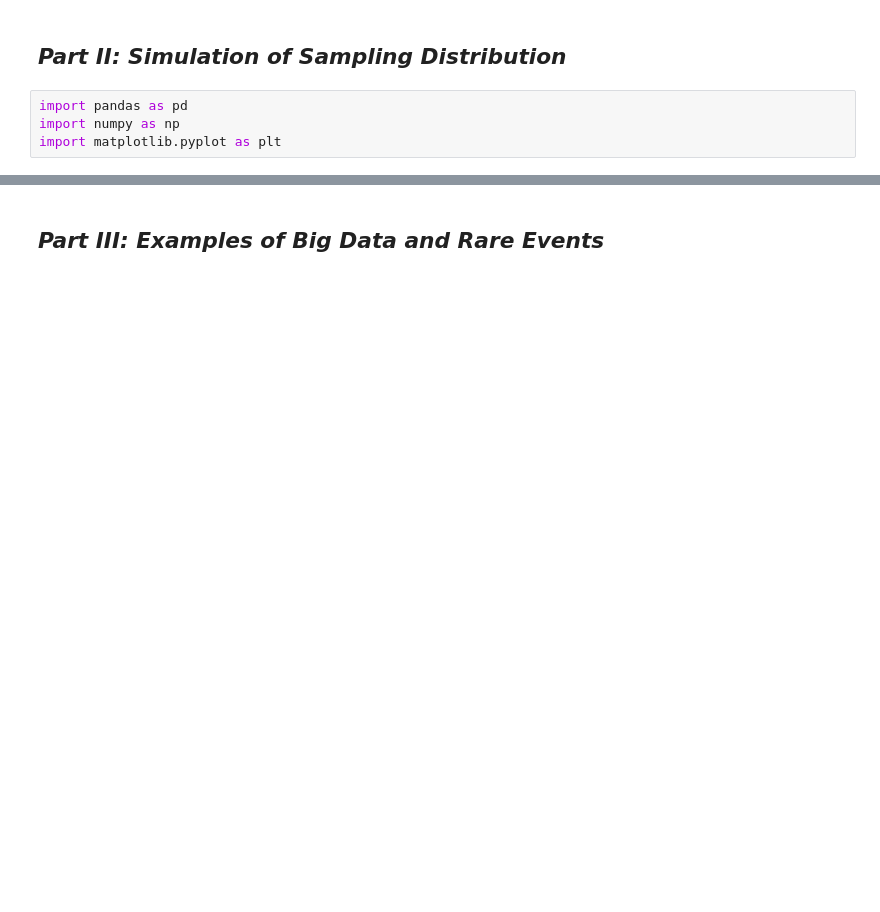
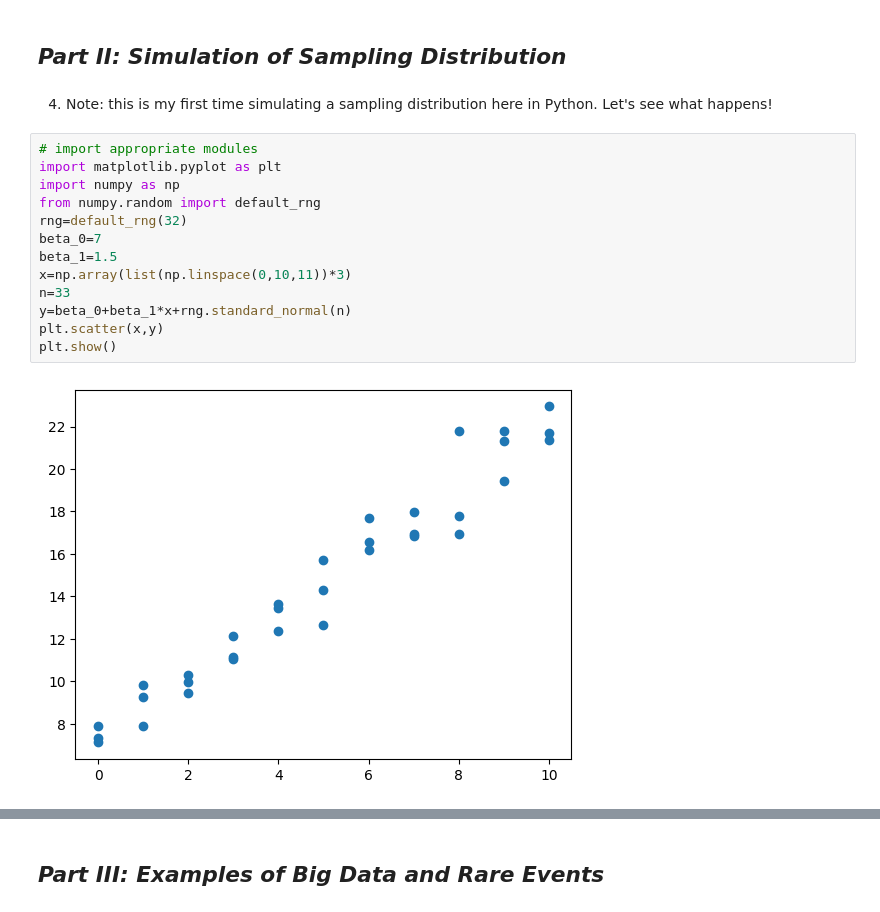
Before and after one commit to cashby-890/ST-554-HW5, a Jupyter notebook: ST554_Homework_Five_Cody_Ashby.ipynb, the cells around one changed output, grey strips where cells are left out. Saved outputs shown, nothing was run; the diff lists cells and outputs as text; blank space fills up the shorter version.

```diff
--- a/ST554_Homework_Five_Cody_Ashby.ipynb
+++ b/ST554_Homework_Five_Cody_Ashby.ipynb
@@ -7,6 +18,19 @@
 # %% [markdown]
 ## ***Part II: Simulation of Sampling Distribution***
-# %%
-import pandas as pd
-import numpy as np
-import matplotlib.pyplot as plt
+# %% [markdown]
+4. Note: this is my first time simulating a sampling distribution here in Python. Let's see what happens!
+# %%
+# import appropriate modules
+import matplotlib.pyplot as plt
+import numpy as np
+from numpy.random import default_rng
+rng=default_rng(32)
+beta_0=7
+beta_1=1.5
+x=np.array(list(np.linspace(0,10,11))*3)
+n=33
+y=beta_0+beta_1*x+rng.standard_normal(n)
+plt.scatter(x,y)
+plt.show()
+# %% [output]
+[figure, added]
```
Also changed, not shown: parts of 13 cells of this notebook.
